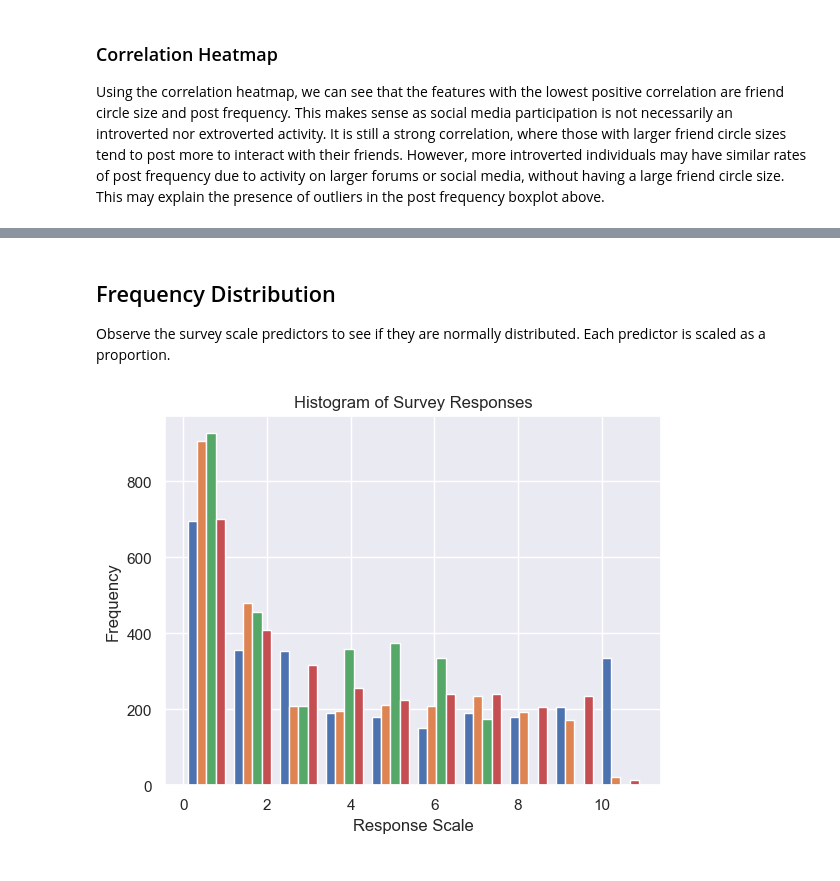
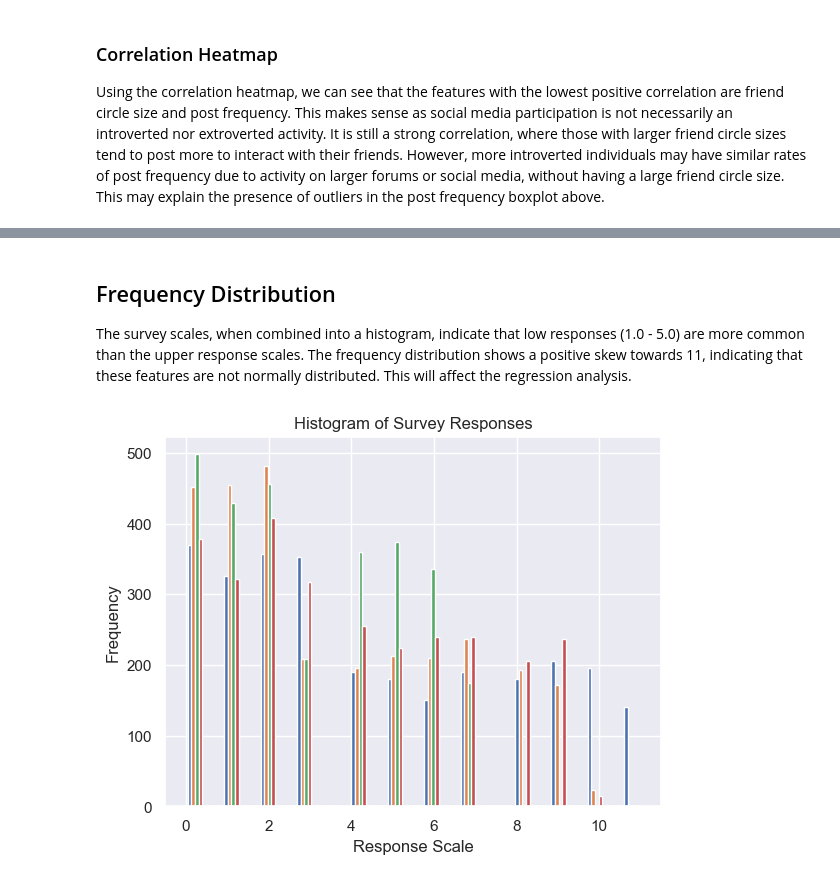
Before and after one commit to Prokope45/NeuralNetworkProject, a Jupyter notebook: ExploratoryAnalysis.ipynb, the cells around one changed output, grey strips where cells are left out. Drawn from its saved outputs; the diff is of its cells as text; code cells hidden in the pictures.

Commit message:
Minor cleanup to documentation and plots.

```diff
--- a/ExploratoryAnalysis.ipynb
+++ b/ExploratoryAnalysis.ipynb
@@ -191,21 +186,21 @@ fig.show()
 <img src="plots/scatter_matrix.png" />
 # %% [markdown]
 ## Frequency Distribution
-Observe the survey scale predictors to see if they are normally distributed. Each predictor is scaled as a proportion.
+The survey scales, when combined into a histogram, indicate that low responses (1.0 - 5.0) are more common than the upper response scales. The frequency distribution shows a positive skew towards 11, indicating that these features are not normally distributed. This will affect the regression analysis.
 # %%
 import matplotlib.pyplot as plt
 predictors = ["Time_spent_Alone", "Post_frequency", "Going_outside", "Social_event_attendance"]
 
 numericals = ea_df[predictors]
 
 # for predictor in predictors:
 #     numericals[predictor] = numericals[predictor] / max(numericals[predictor])
 
 
-plt.hist(numericals)
+plt.hist(numericals, bins=25)
 plt.title("Histogram of Survey Responses")
 plt.xlabel("Response Scale")
 plt.ylabel("Frequency")
 plt.show()
 # %% [output]
-[figure, old version]
+[figure, new version]
```
Also changed, not shown: parts of 2 cells of this notebook, 1 other file.
